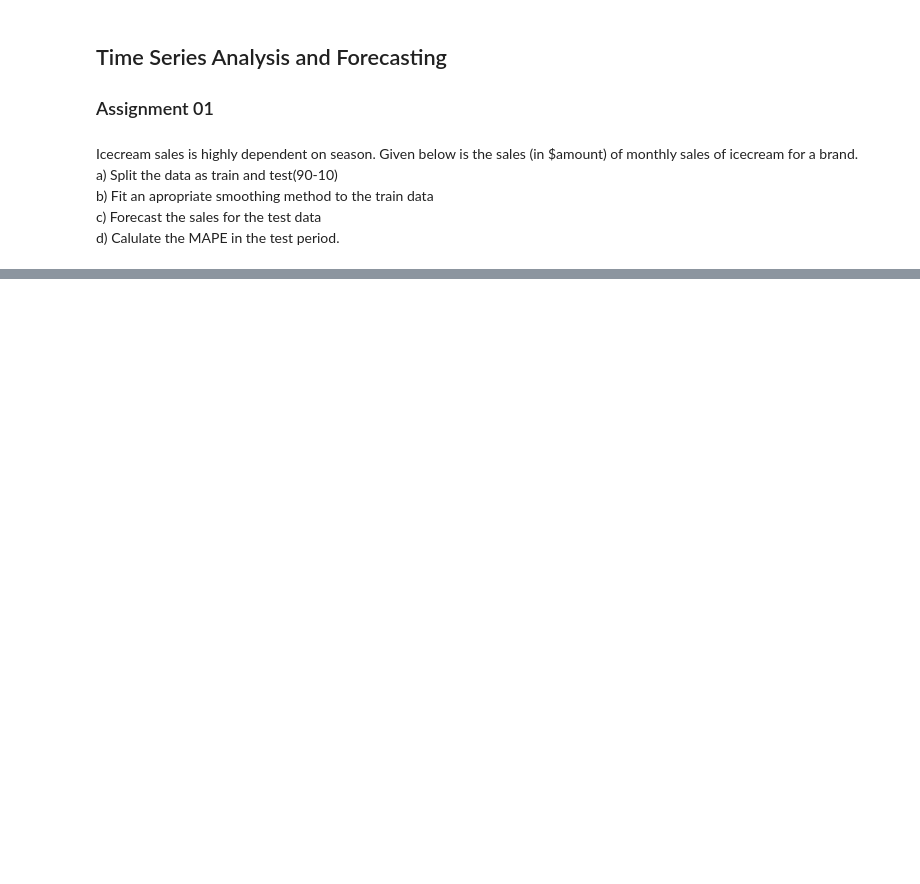
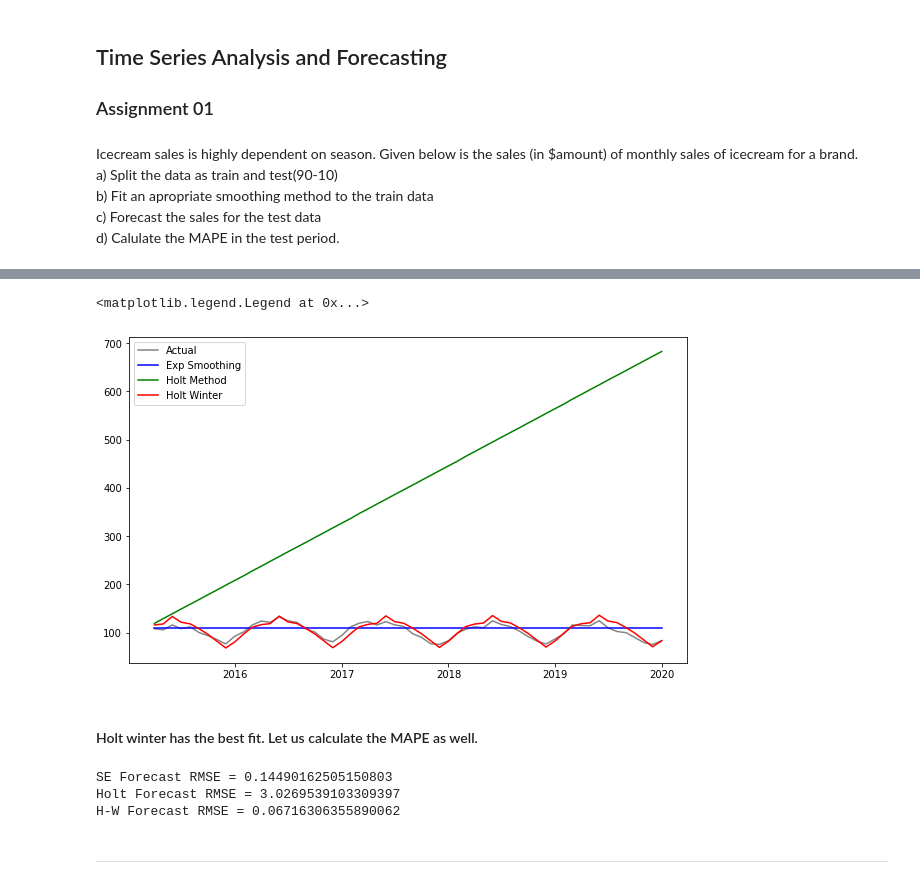
Before and after one commit to Accelerate-AI/Time-Series-Analysis-Forecasting, a Jupyter notebook: DailyQuestions/AAI-TS-Assignment01.ipynb, the cells around one changed output, grey strips where cells are left out. Cells and saved outputs as stored; diff of their text form; code cells hidden in the pictures; blank space fills up the shorter version.

```diff
--- a/DailyQuestions/AAI-TS-Assignment01.ipynb
+++ b/DailyQuestions/AAI-TS-Assignment01.ipynb
@@ -19,0 +120,30 @@ sns.lineplot(x='DATE', y='sales', data=icecream_df);
+# %%
+SE_forecast = SE_fit.forecast(len(test_ts)).rename('SE Forecast')
+Holt_forecast = Holt_fit.forecast(len(test_ts)).rename('Holt Forecast')
+HW_forecast = HW_fit.forecast(len(test_ts)).rename('HW Forecast')
+# %%
+#Plot
+fig, ax = plt.subplots(figsize=(10,6))
+ax.plot(test_ts.sales, color='.4', alpha=.8, label='Actual')
+ax.plot(SE_forecast, color='b', label='Exp Smoothing')
+ax.plot(Holt_forecast, color='g', label='Holt Method')
+ax.plot(HW_forecast, color='r', label='Holt Winter')
+ax.legend()
+# %% [output]
+<matplotlib.legend.Legend at 0x...>
+[figure, added]
+# %% [markdown]
+#### Holt winter has the best fit. Let us calculate the MAPE as well.
+# %%
+# Calculate MAPE
+from sktime.performance_metrics.forecasting import mean_absolute_percentage_error
+
+print(f'SE Forecast RMSE = {mean_absolute_percentage_error(test_ts.sales,SE_forecast)}')
+print(f'Holt Forecast RMSE = {mean_absolute_percentage_error(test_ts.sales,Holt_forecast)}')
+print(f'H-W Forecast RMSE = {mean_absolute_percentage_error(test_ts.sales,HW_forecast)}')
+# %% [output]
+SE Forecast RMSE = 0.14490162505150803
+Holt Forecast RMSE = 3.0269539103309397
+H-W Forecast RMSE = 0.06716306355890062
+# %% [markdown]
+***
```
Also changed, not shown: parts of 12 cells of this notebook, 2 other files.
